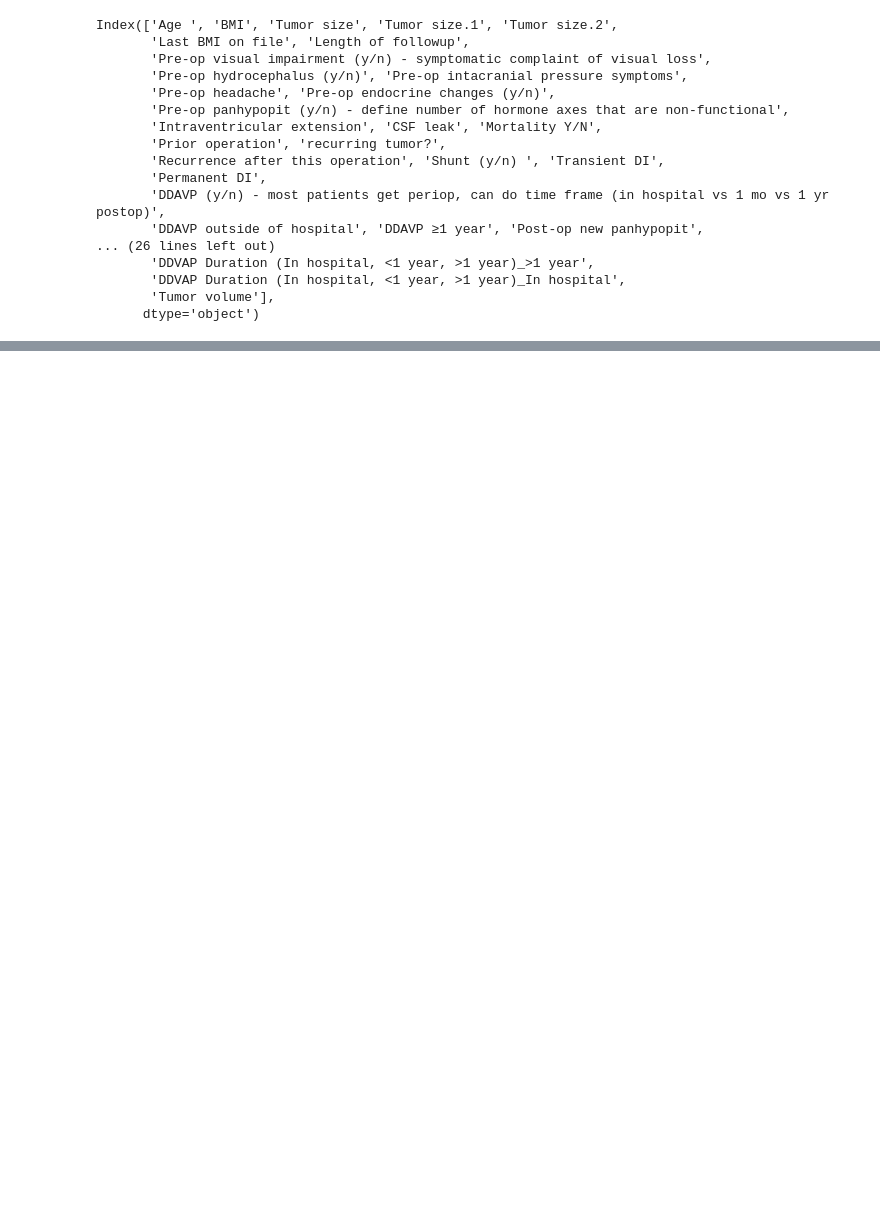
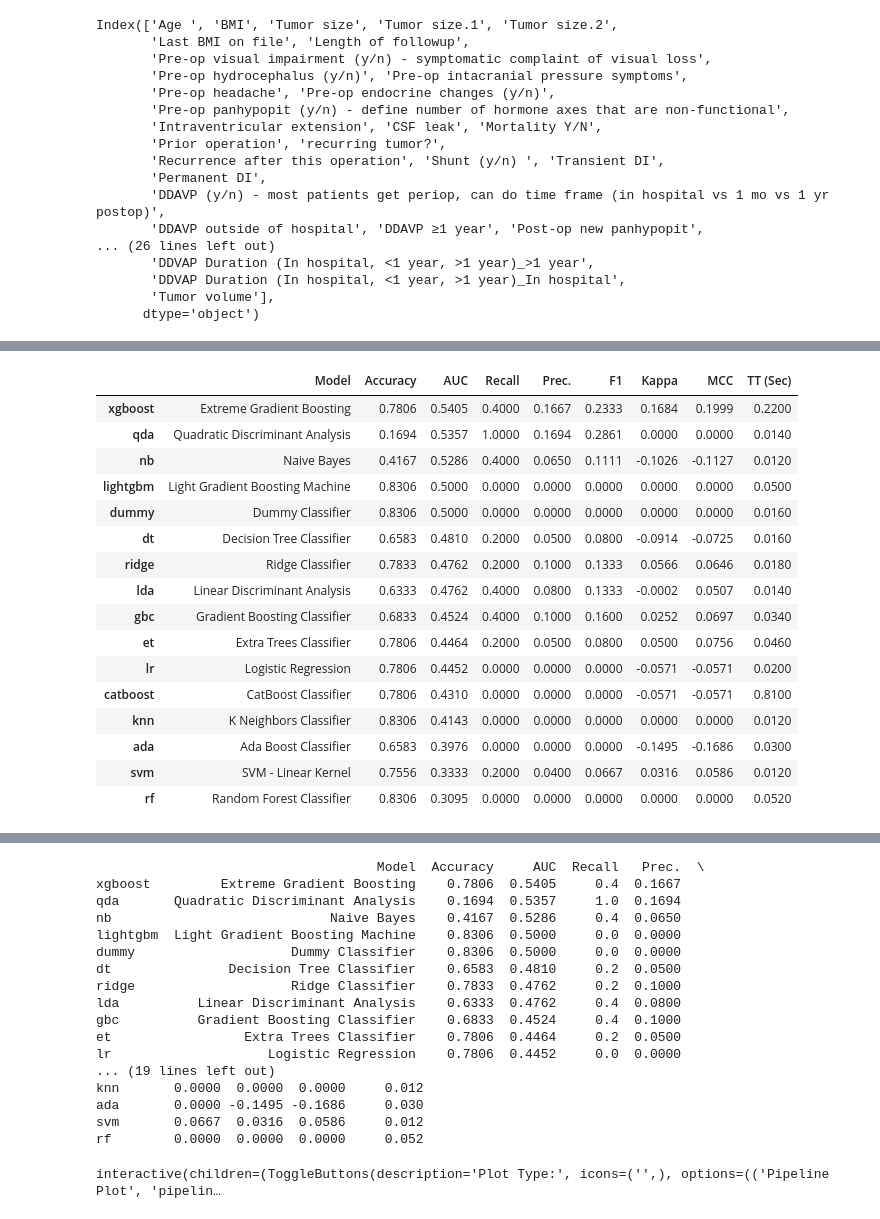
Before and after one commit to shrinitbabel/craniopharyngioma, a Jupyter notebook: initial.ipynb, the cells around one changed output, grey strips where cells are left out. Cells and saved outputs as stored; diff of their text form; code cells hidden in the pictures; blank space fills up the shorter version.

```diff
--- a/initial.ipynb
+++ b/initial.ipynb
@@ -128,0 +26,43 @@ ModuleNotFoundError: No module named 'lazypredict'
+# %%
+import pandas as pd
+from pycaret.classification import setup, compare_models, pull, evaluate_model
+
+
+# --- Example: predict CSF leak ---
+target = "Transient DI"
+
+# Feature space: pre-op + intra-op (you can adjust which to include)
+features = [
+    "Age ", "BMI", "Tumor size", "Tumor size.1", "Tumor size.2", "Tumor volume",
+    "Last BMI on file",
+    "Pre-op visual impairment (y/n) - symptomatic complaint of visual loss",
+    "Pre-op hydrocephalus (y/n)", "Pre-op intacranial pressure symptoms",
+    "Pre-op headache", "Pre-op endocrine changes (y/n)",
+    "Pre-op panhypopit (y/n) - define number of hormone axes that are non-functional",
+    "Intraventricular extension",
+    "Solid, cystic, mixed_cystic", "Solid, cystic, mixed_mixed",
+    "Solid, cystic, mixed_solid", "Prior operation", "Surgical Approach_craniotomy", "Surgical Approach_endoscopic",
+    "Resection outcome (total, subtotal, partial)_near total",
+    "Resection outcome (total, subtotal, partial)_subtotal",
+    "Resection outcome (total, subtotal, partial)_total"
+]
+
+# Setup PyCaret AutoML environment
+clf_setup = setup(
+    data=df[features + [target]],
+    target=target,
+    session_id=42,
+    fold=5,          # cross-validation
+    use_gpu=False,   # dataset is small, CPU is fine
+    verbose=False
+)
+
+# Compare models
+best_model = compare_models(sort="AUC")  # or "Accuracy" for binary
+results = pull()  # get comparison table
+
+print(results)
+
+# Evaluate best model with detailed plots
+evaluate_model(best_model)
+# %% [output]
@@ -128,0 +70,17 @@ ModuleNotFoundError: No module named 'lazypredict'
+|  | Model | Accuracy | AUC | Recall | Prec. | F1 | Kappa | MCC | TT (Sec) |
+| xgboost | Extreme Gradient Boosting | 0.7806 | 0.5405 | 0.4000 | 0.1667 | 0.2333 | 0.1684 | 0.1999 | 0.2200 |
+| qda | Quadratic Discriminant Analysis | 0.1694 | 0.5357 | 1.0000 | 0.1694 | 0.2861 | 0.0000 | 0.0000 | 0.0140 |
+| nb | Naive Bayes | 0.4167 | 0.5286 | 0.4000 | 0.0650 | 0.1111 | -0.1026 | -0.1127 | 0.0120 |
+| lightgbm | Light Gradient Boosting Machine | 0.8306 | 0.5000 | 0.0000 | 0.0000 | 0.0000 | 0.0000 | 0.0000 | 0.0500 |
+| dummy | Dummy Classifier | 0.8306 | 0.5000 | 0.0000 | 0.0000 | 0.0000 | 0.0000 | 0.0000 | 0.0160 |
+| dt | Decision Tree Classifier | 0.6583 | 0.4810 | 0.2000 | 0.0500 | 0.0800 | -0.0914 | -0.0725 | 0.0160 |
+| ridge | Ridge Classifier | 0.7833 | 0.4762 | 0.2000 | 0.1000 | 0.1333 | 0.0566 | 0.0646 | 0.0180 |
+| lda | Linear Discriminant Analysis | 0.6333 | 0.4762 | 0.4000 | 0.0800 | 0.1333 | -0.0002 | 0.0507 | 0.0140 |
+| gbc | Gradient Boosting Classifier | 0.6833 | 0.4524 | 0.4000 | 0.1000 | 0.1600 | 0.0252 | 0.0697 | 0.0340 |
+| et | Extra Trees Classifier | 0.7806 | 0.4464 | 0.2000 | 0.0500 | 0.0800 | 0.0500 | 0.0756 | 0.0460 |
+| lr | Logistic Regression | 0.7806 | 0.4452 | 0.0000 | 0.0000 | 0.0000 | -0.0571 | -0.0571 | 0.0200 |
+| catboost | CatBoost Classifier | 0.7806 | 0.4310 | 0.0000 | 0.0000 | 0.0000 | -0.0571 | -0.0571 | 0.8100 |
+| knn | K Neighbors Classifier | 0.8306 | 0.4143 | 0.0000 | 0.0000 | 0.0000 | 0.0000 | 0.0000 | 0.0120 |
+| ada | Ada Boost Classifier | 0.6583 | 0.3976 | 0.0000 | 0.0000 | 0.0000 | -0.1495 | -0.1686 | 0.0300 |
+| svm | SVM - Linear Kernel | 0.7556 | 0.3333 | 0.2000 | 0.0400 | 0.0667 | 0.0316 | 0.0586 | 0.0120 |
+| rf | Random Forest Classifier | 0.8306 | 0.3095 | 0.0000 | 0.0000 | 0.0000 | 0.0000 | 0.0000 | 0.0520 |
@@ -128,0 +88,18 @@ ModuleNotFoundError: No module named 'lazypredict'
+                                    Model  Accuracy     AUC  Recall   Prec.  \
+xgboost         Extreme Gradient Boosting    0.7806  0.5405     0.4  0.1667
+qda       Quadratic Discriminant Analysis    0.1694  0.5357     1.0  0.1694
+nb                            Naive Bayes    0.4167  0.5286     0.4  0.0650
+lightgbm  Light Gradient Boosting Machine    0.8306  0.5000     0.0  0.0000
+dummy                    Dummy Classifier    0.8306  0.5000     0.0  0.0000
+dt               Decision Tree Classifier    0.6583  0.4810     0.2  0.0500
+ridge                    Ridge Classifier    0.7833  0.4762     0.2  0.1000
+lda          Linear Discriminant Analysis    0.6333  0.4762     0.4  0.0800
+gbc          Gradient Boosting Classifier    0.6833  0.4524     0.4  0.1000
+et                 Extra Trees Classifier    0.7806  0.4464     0.2  0.0500
+lr                    Logistic Regression    0.7806  0.4452     0.0  0.0000
+... (19 lines left out)
+knn       0.0000  0.0000  0.0000     0.012
+ada       0.0000 -0.1495 -0.1686     0.030
+svm       0.0667  0.0316  0.0586     0.012
+rf        0.0000  0.0000  0.0000     0.052
+interactive(children=(ToggleButtons(description='Plot Type:', icons=('',), options=(('Pipeline Plot', 'pipelin…
```
Also changed, not shown: parts of 6 cells of this notebook, 7 other files.
